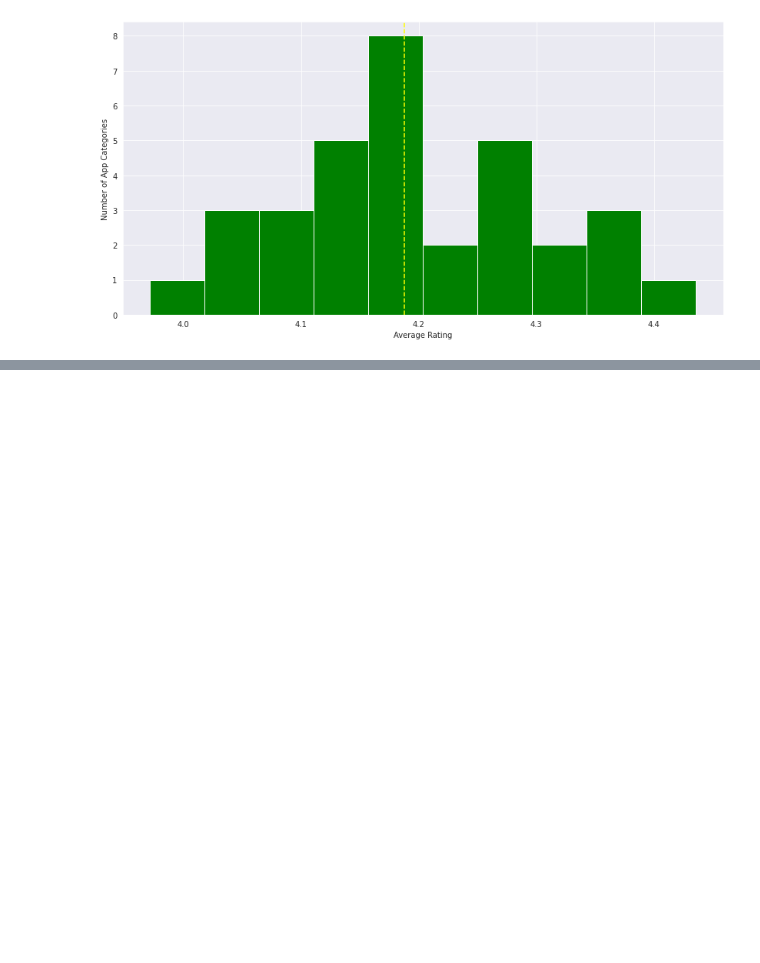
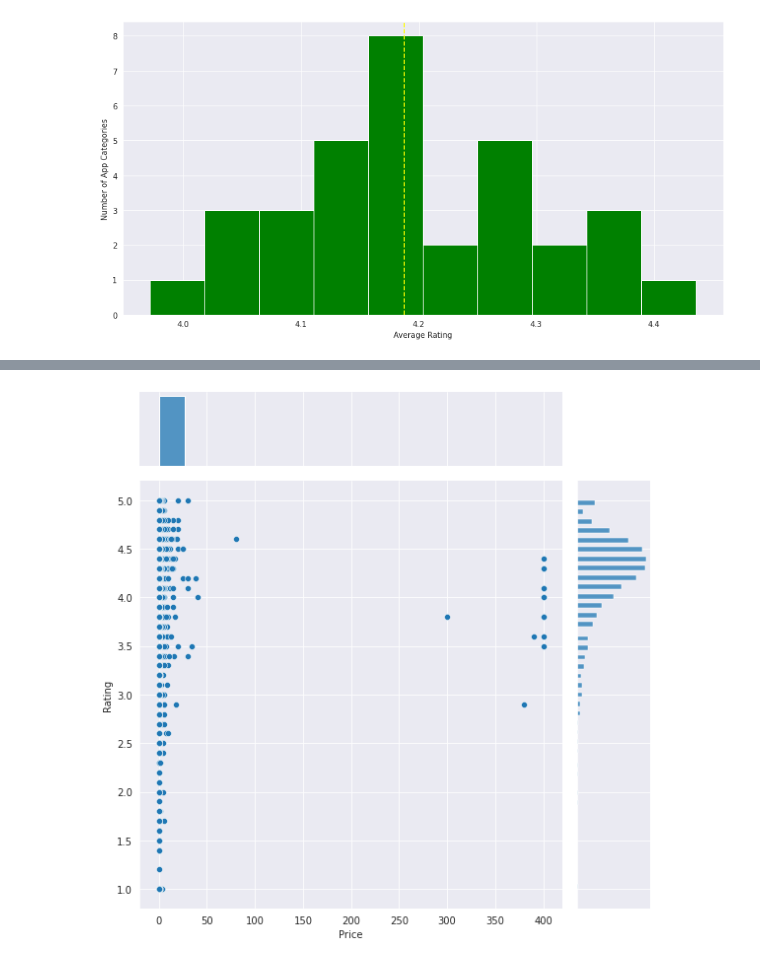
Before and after one commit to kapeeshvarma/Play-Store-App-Analysis, a Jupyter notebook: Play_Store_App_Review_Analysis_Capstone_Project.ipynb, the cells around one changed output, grey strips where cells are left out. Cells and saved outputs as stored; diff of their text form; code cells hidden in the pictures; blank space fills up the shorter version.

```diff
--- a/Play_Store_App_Review_Analysis_Capstone_Project.ipynb
+++ b/Play_Store_App_Review_Analysis_Capstone_Project.ipynb
@@ -183,0 +193,8 @@ plt.show()
+# %%
+# Visualize the relation between Price and Rating of the App
+%matplotlib inline
+
+sns.jointplot(x = apps['Price'], y = apps['Rating'], height=8)
+plt.show()
+# %% [output]
+[figure, added]
```
Also changed, not shown: parts of 3 cells of this notebook.
